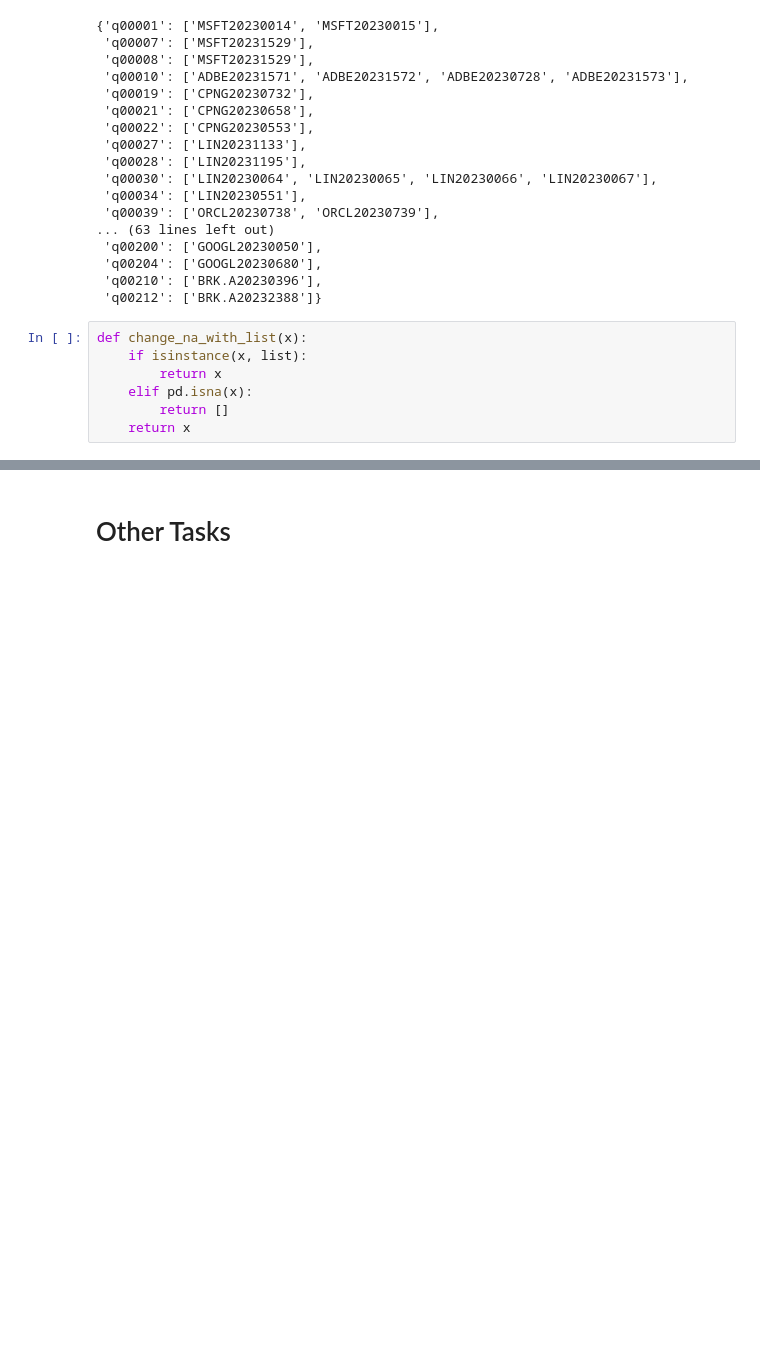
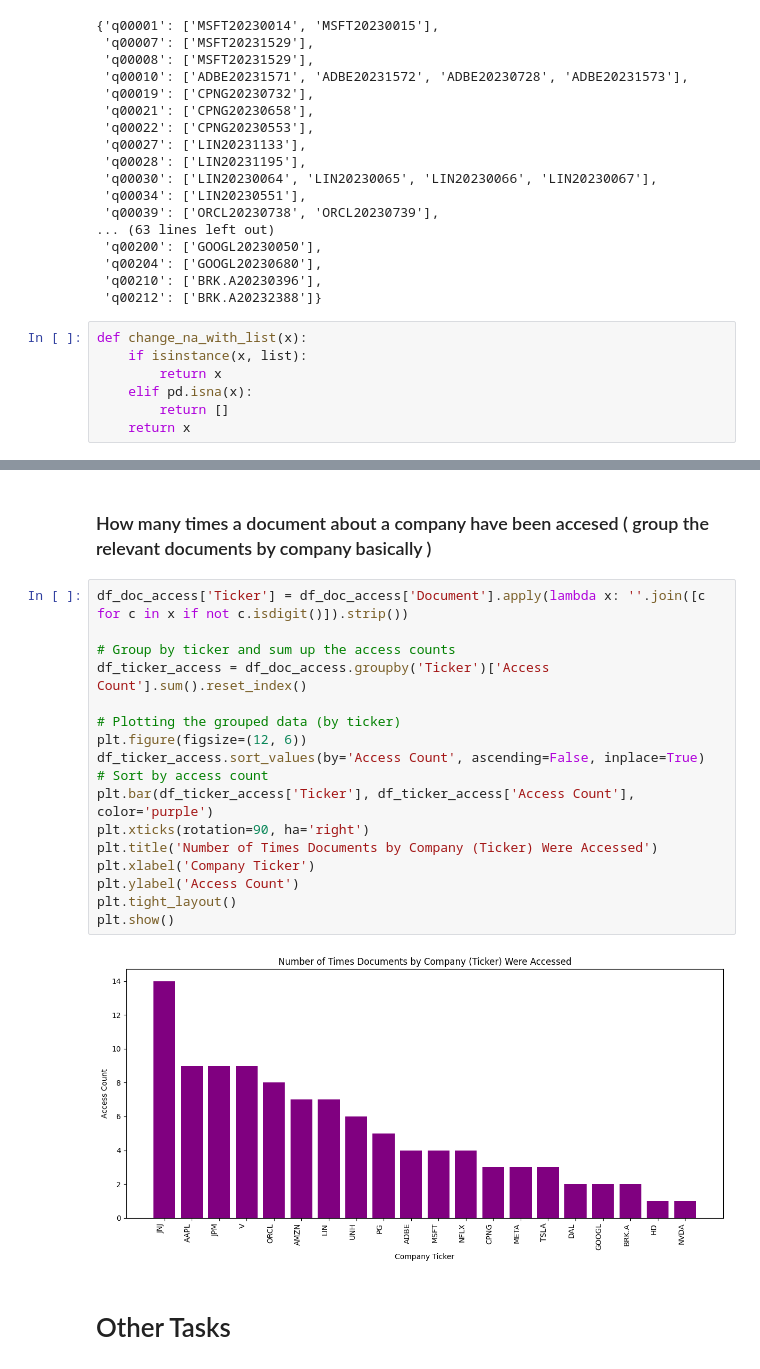
Before and after one commit to emrekuruu/Finance_RAG, a Jupyter notebook: data/inspect.ipynb, the cells around one changed output, grey strips where cells are left out. Drawn from its saved outputs; the diff is of its cells as text; blank space fills up the shorter version.

```diff
--- a/data/inspect.ipynb
+++ b/data/inspect.ipynb
@@ -124,2 +141,22 @@ df_queries
+# %% [markdown]
+### How many times a document about a company have been accesed ( group the relevant documents by company basically )
+# %%
+df_doc_access['Ticker'] = df_doc_access['Document'].apply(lambda x: ''.join([c for c in x if not c.isdigit()]).strip())
+
+# Group by ticker and sum up the access counts
+df_ticker_access = df_doc_access.groupby('Ticker')['Access Count'].sum().reset_index()
+
+# Plotting the grouped data (by ticker)
+plt.figure(figsize=(12, 6))
+df_ticker_access.sort_values(by='Access Count', ascending=False, inplace=True)  # Sort by access count
+plt.bar(df_ticker_access['Ticker'], df_ticker_access['Access Count'], color='purple')
+plt.xticks(rotation=90, ha='right')
+plt.title('Number of Times Documents by Company (Ticker) Were Accessed')
+plt.xlabel('Company Ticker')
+plt.ylabel('Access Count')
+plt.tight_layout()
+plt.show()
+# %% [output]
+[figure, added]
 # %% [markdown]
 # Other Tasks
```
Also changed, not shown: parts of 8 cells of this notebook, 3 other files.
